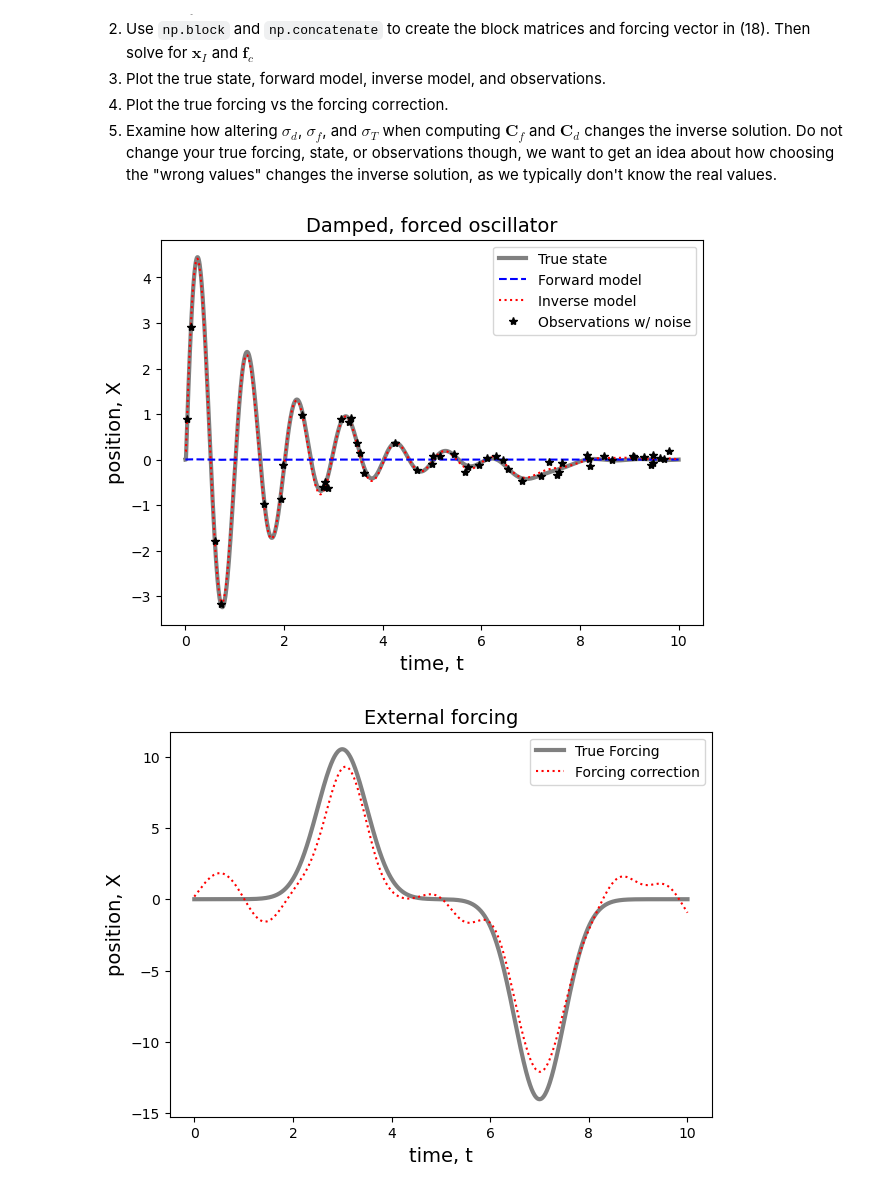
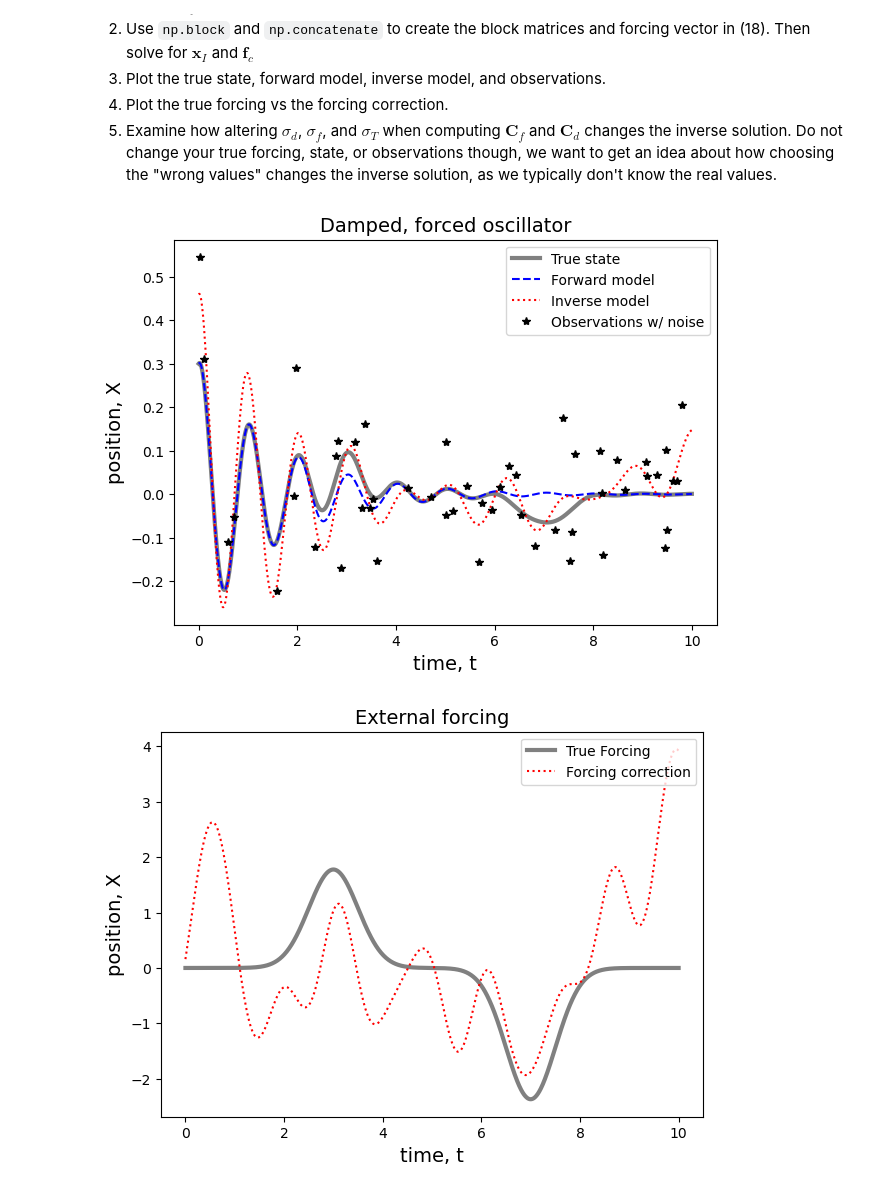
Before and after one commit to smkellyUMN/data-assimilation-lab-Someone0ddd, a Jupyter notebook: data_assimilation.ipynb, the cells around one changed output. Cells and saved outputs as stored; diff of their text form; code cells hidden in the pictures.

```diff
--- a/data_assimilation.ipynb
+++ b/data_assimilation.ipynb
@@ -117,6 +117,7 @@ def calc_theory(t,omega0,gamma):
     return x
 
 # Define the linear operator A so that the damped harmonic oscillator is Ax=f
+
 def calc_A(t,omega0,gamma):
 
     # Compute N and dt
@@ -154,6 +155,7 @@ f=np.zeros(N)
 f[0] = x0
 # 2nd equation uses v0 to specify the ghost point x_{-1}
 # YOUR CODE HERE
+a_minus = 1/dt**2 - gamma/(2*dt)
 f[1] = a_minus * (2*dt*v0)
 # Run the model by solving a linear system Ax=f
 #xF=???? # YOUR CODE HERE
@@ -230,14 +232,13 @@ sigmaF=0.5*abs(x0)*omega0**2
 sigmaT=0.5*(2*np.pi/omega0)
 
 # Define the "true forcing"
-fT=sigmaF**2*(0.3*np.exp(-1/2*((t-0.3*T)/sigmaT)**2)-0.4*np.exp(-1/2*((t-0.7*T)/sigmaT)**2))
+fT=sigmaF*(0.3*np.exp(-1/2*((t-0.3*T)/sigmaT)**2)-0.4*np.exp(-1/2*((t-0.7*T)/sigmaT)**2))
 
 # Use the true forcing to define a "true state"
 #xT=??? # YOUR CODE HERE
-f_true = f.copy()
-f_true[2:] += fT[:-2]
+f_true = f + fT
 
-xT = np.linalg.solve(A, f_true)
+xT = np.linalg.solve(calc_A(t,omega0,gamma),f_true)
 ################################################################################
 # Create a synthetic dataset from the true state
 
@@ -398,6 +399,10 @@ Cf = np.zeros((N,N))
 for n in range(N):
     for m in range(N):
         Cf[n,m] = sigmaF**2 * np.exp(-(t[n]-t[m])**2/(2*sigmaT**2))
+
+A = calc_A(t,omega0,gamma)
+f0=f.copy()
+# Assemble and solve forward and adjoint problem all at once
 # Assemble and solve forward and adjoint problem all at once
 # YOUR CODE HERE
 #xI=??? # YOUR CODE HERE
@@ -405,7 +410,7 @@ upper = np.concatenate((A, -Cf), axis=1)
 lower = np.concatenate((L.T @ Cd_inv @ L, A.T), axis=1)
 MM = np.concatenate((upper, lower), axis=0)
 
-f0=f
+
 b_top = f0
 b_bottom = L.T @ Cd_inv @ d
 b = np.concatenate((b_top, b_bottom))
@@ -419,32 +424,32 @@ fC = Cf @ lam
 
 # Plot
 fig = plt.figure(1,figsize=(7, 5), dpi=100)
 plt.clf()
 ax = fig.gca()
 plt.plot(t,xT,'-',color='gray',label='True state',linewidth=3)
 plt.plot(t,xF,'b--',label='Forward model')
 plt.plot(t,xI,'r:',label='Inverse model')
 plt.plot(to,d,'k*',label='Observations w/ noise',ms=6)
 plt.title(r'Damped, forced oscillator', fontsize=14)
 plt.xlabel('time, t', fontsize=14)
 plt.ylabel('position, X', fontsize=14)
 
 plt.legend(loc='upper right')
 
 plt.show()
 
 fig = plt.figure(2,figsize=(7, 5), dpi=100)
 plt.clf()
 ax = fig.gca()
 plt.plot(t,fT,'-',color='gray',label='True Forcing',linewidth=3)
 plt.plot(t,fC,'r:',label='Forcing correction')
 plt.title(r'External forcing', fontsize=14)
 plt.xlabel('time, t', fontsize=14)
 plt.ylabel('position, X', fontsize=14)
 
 plt.legend(loc='upper right')
 
 plt.show()
 # %% [output]
-[figure, old version]
+[figure, new version]
-[figure, old version]
+[figure, new version]
```
Also changed, not shown: parts of 1 cell of this notebook.
